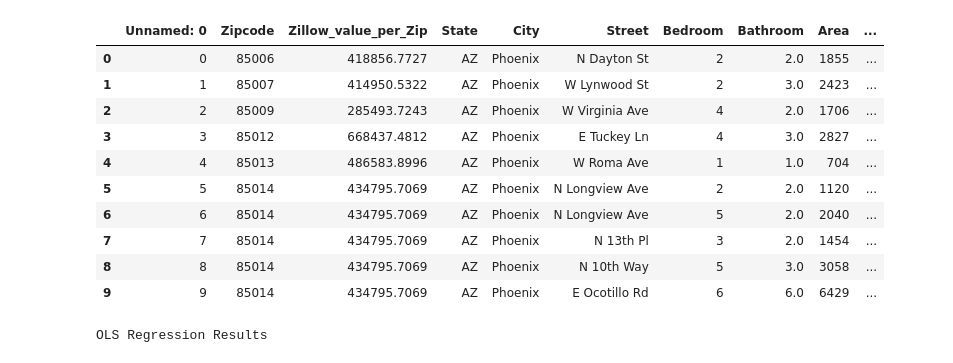
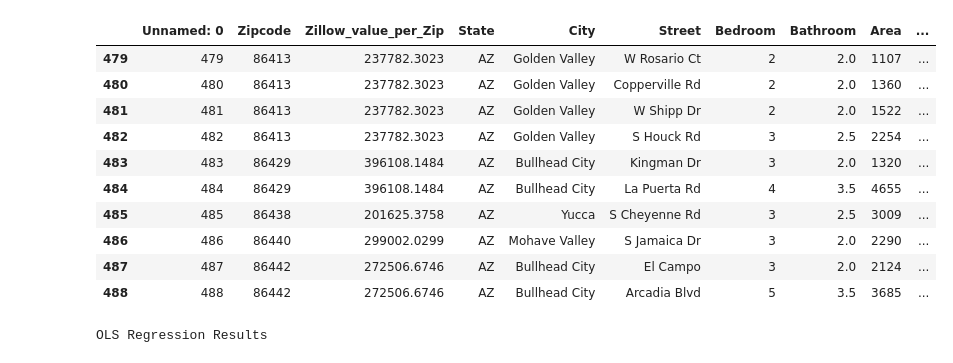
Before and after one commit to anelaherandez/Project4_Team1, a Jupyter notebook: modeling.ipynb, the cells around one changed output. Saved outputs shown, nothing was run; the diff lists cells and outputs as text; code cells hidden in the pictures.

```diff
--- a/modeling.ipynb
+++ b/modeling.ipynb
@@ -8,19 +8,19 @@ Zillow = "Zillow.csv"
 # %%
 Zillow = pd.read_csv(Zillow)
 # %%
-Zillow.head(10)
+Zillow.tail(10)
 # %% [output]
 |  | Unnamed: 0 | Zipcode | Zillow_value_per_Zip | State | City | Street | Bedroom | Bathroom | Area | ... |
-| 0 | 0 | 85006 | 418856.7727 | AZ | Phoenix | N Dayton St | 2 | 2.0 | 1855 | ... |
-| 1 | 1 | 85007 | 414950.5322 | AZ | Phoenix | W Lynwood St | 2 | 3.0 | 2423 | ... |
-| 2 | 2 | 85009 | 285493.7243 | AZ | Phoenix | W Virginia Ave | 4 | 2.0 | 1706 | ... |
-| 3 | 3 | 85012 | 668437.4812 | AZ | Phoenix | E Tuckey Ln | 4 | 3.0 | 2827 | ... |
-| 4 | 4 | 85013 | 486583.8996 | AZ | Phoenix | W Roma Ave | 1 | 1.0 | 704 | ... |
-| 5 | 5 | 85014 | 434795.7069 | AZ | Phoenix | N Longview Ave | 2 | 2.0 | 1120 | ... |
-| 6 | 6 | 85014 | 434795.7069 | AZ | Phoenix | N Longview Ave | 5 | 2.0 | 2040 | ... |
-| 7 | 7 | 85014 | 434795.7069 | AZ | Phoenix | N 13th Pl | 3 | 2.0 | 1454 | ... |
-| 8 | 8 | 85014 | 434795.7069 | AZ | Phoenix | N 10th Way | 5 | 3.0 | 3058 | ... |
-| 9 | 9 | 85014 | 434795.7069 | AZ | Phoenix | E Ocotillo Rd | 6 | 6.0 | 6429 | ... |
+| 479 | 479 | 86413 | 237782.3023 | AZ | Golden Valley | W Rosario Ct | 2 | 2.0 | 1107 | ... |
+| 480 | 480 | 86413 | 237782.3023 | AZ | Golden Valley | Copperville Rd | 2 | 2.0 | 1360 | ... |
+| 481 | 481 | 86413 | 237782.3023 | AZ | Golden Valley | W Shipp Dr | 2 | 2.0 | 1522 | ... |
+| 482 | 482 | 86413 | 237782.3023 | AZ | Golden Valley | S Houck Rd | 3 | 2.5 | 2254 | ... |
+| 483 | 483 | 86429 | 396108.1484 | AZ | Bullhead City | Kingman Dr | 3 | 2.0 | 1320 | ... |
+| 484 | 484 | 86429 | 396108.1484 | AZ | Bullhead City | La Puerta Rd | 4 | 3.5 | 4655 | ... |
+| 485 | 485 | 86438 | 201625.3758 | AZ | Yucca | S Cheyenne Rd | 3 | 2.5 | 3009 | ... |
+| 486 | 486 | 86440 | 299002.0299 | AZ | Mohave Valley | S Jamaica Dr | 3 | 2.0 | 2290 | ... |
+| 487 | 487 | 86442 | 272506.6746 | AZ | Bullhead City | El Campo | 3 | 2.0 | 2124 | ... |
+| 488 | 488 | 86442 | 272506.6746 | AZ | Bullhead City | Arcadia Blvd | 5 | 3.5 | 3685 | ... |
 # %%
 first_model =  sm.ols(' ListedPrice ~  Zillow_value_per_Zip + City + Bedroom + Bathroom + Area + PPSq + LotArea', data=Zillow).fit()
 first_model.summary() #give output of p-values of everything (listed as p > |t|)
```
Also changed, not shown: parts of 25 cells of this notebook, 2 other files.
